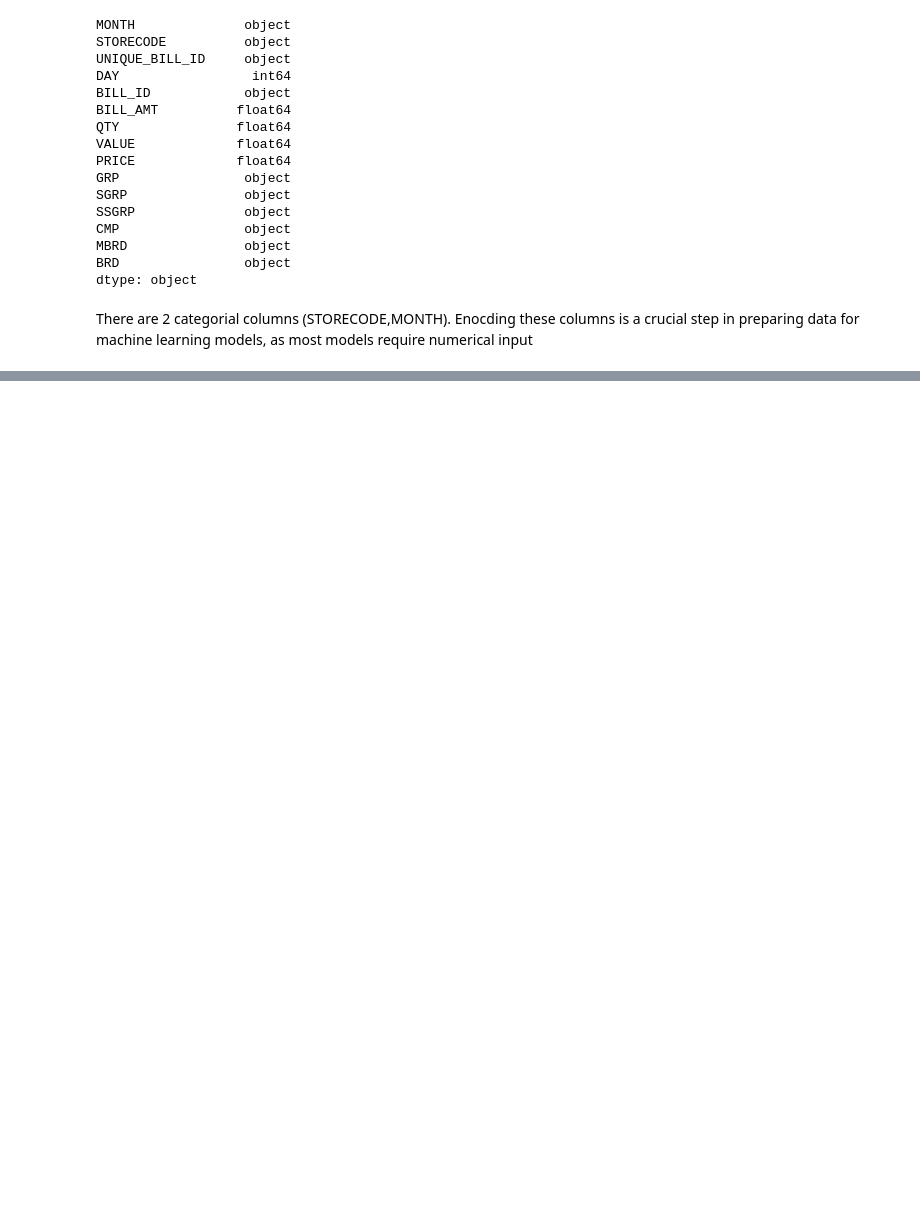
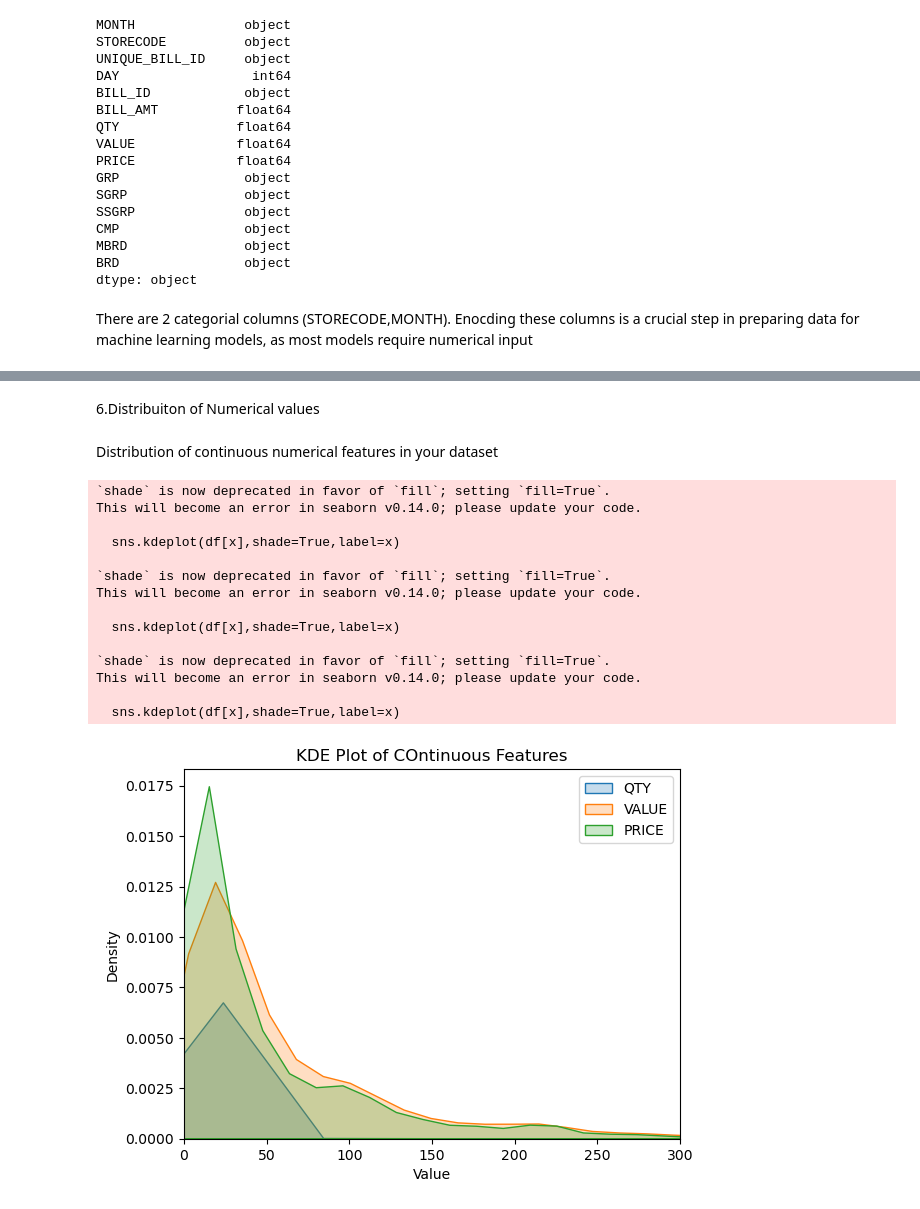
Before and after one commit to shriansh8619/EDA_Customer_Behavior, a Jupyter notebook: EDA_Customer_Behav.ipynb, the cells around one changed output, grey strips where cells are left out. Drawn from its saved outputs; the diff is of its cells as text; code cells hidden in the pictures; blank space fills up the shorter version.

```diff
--- a/EDA_Customer_Behav.ipynb
+++ b/EDA_Customer_Behav.ipynb
@@ -208,4 +190,5 @@ df['MONTH']=remove_str(df['MONTH'])
 df['MONTH']=df['MONTH'].astype(int)
 # %%
 #STORECODE
-label_encoder()
+encoder=LabelEncoder()
+df['STORECODE']=encoder.fit_transform(df['STORECODE'])+1
@@ -230,0 +231,30 @@ Name: MONTH, Length: 26895, dtype: int32
+# %% [markdown]
+6.Distribuiton of Numerical values
+# %% [markdown]
+Distribution of continuous numerical features in your dataset
+# %%
+continuous_feautures=['QTY','VALUE','PRICE']
+for x in continuous_feautures:
+    sns.kdeplot(df[x],shade=True,label=x)
+plt.title('KDE Plot of COntinuous Features')
+plt.xlabel('Value')
+plt.ylabel('Density')
+plt.xlim(0,300)
+plt.legend()
+plt.show()
+# %% [output]
+`shade` is now deprecated in favor of `fill`; setting `fill=True`.
+This will become an error in seaborn v0.14.0; please update your code.
+
+  sns.kdeplot(df[x],shade=True,label=x)
+
+`shade` is now deprecated in favor of `fill`; setting `fill=True`.
+This will become an error in seaborn v0.14.0; please update your code.
+
+  sns.kdeplot(df[x],shade=True,label=x)
+
+`shade` is now deprecated in favor of `fill`; setting `fill=True`.
+This will become an error in seaborn v0.14.0; please update your code.
+
+  sns.kdeplot(df[x],shade=True,label=x)
+[figure, added]
```
Also changed, not shown: parts of 25 cells of this notebook.
